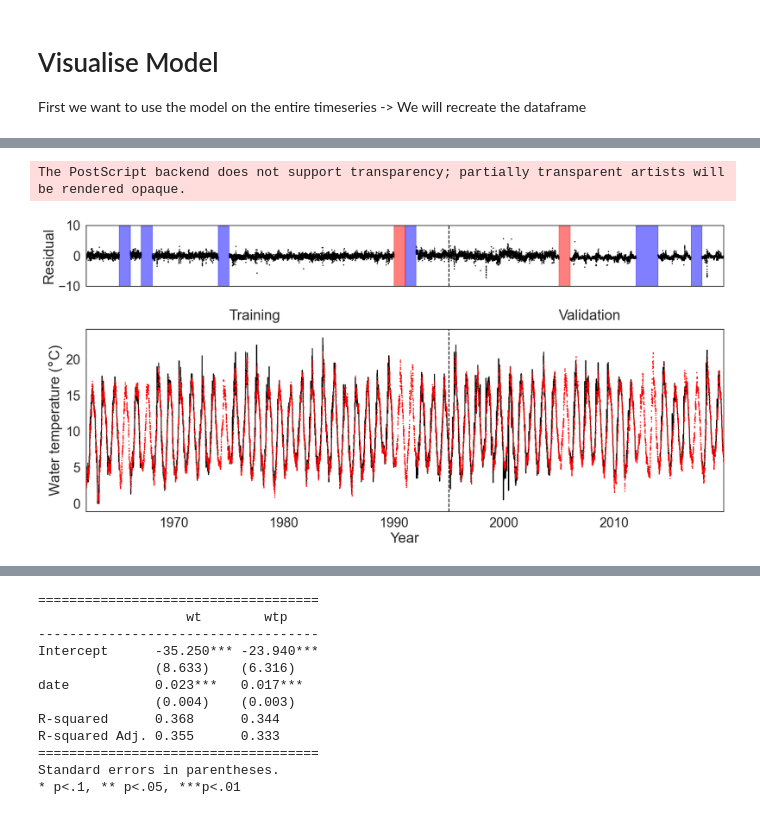
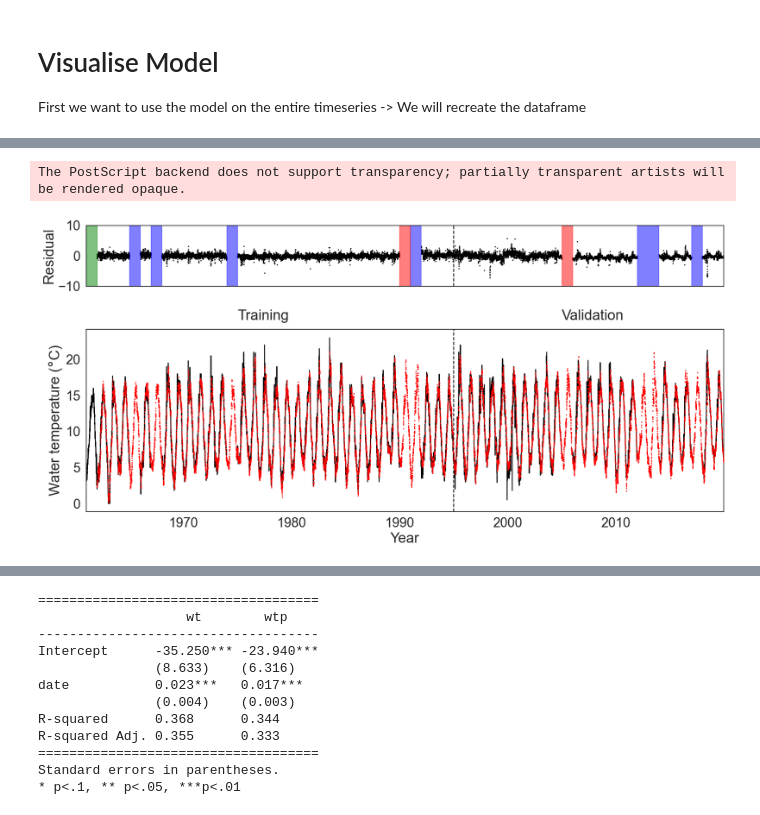
Before and after one commit to AdrianRinaldo/Size-at-Age-Juvenile-Atlantic-Salmon, a Jupyter notebook: LSTM.ipynb, the cells around one changed output, grey strips where cells are left out. Cells and saved outputs as stored; diff of their text form; code cells hidden in the pictures.

```diff
--- a/LSTM.ipynb
+++ b/LSTM.ipynb
@@ -355,41 +355,42 @@ f, axs = plt.subplots(2,1,
 axs[0].scatter(df_full.date, df_full.wtp-df_full.wt, s = 1, color = 'black')
 
 axs[0].set_ylabel('Residual')
-axs[0].set_xlim(dt.date(1962,1,1), dt.date(2019,12,31))
+axs[0].set_xlim(dt.date(1961,1,1), dt.date(2019,12,31))
 axs[0].set_ylim(-10, 10)
 axs[0].axvline(dt.date(1994, 12, 31), color = 'black', linestyle = 'dashed')
+axs[0].axvspan(dt.date(1961,1,1), dt.date(1961,12,31), color = 'green', alpha = 0.5)
 axs[0].axvspan(dt.date(1965,1,1), dt.date(1965,12,31), color = 'blue', alpha = 0.5)
 axs[0].axvspan(dt.date(1967,1,1), dt.date(1967,12,31), color = 'blue', alpha = 0.5)
 axs[0].axvspan(dt.date(1974,1,1), dt.date(1974,12,31), color = 'blue', alpha = 0.5)
 axs[0].axvspan(dt.date(1991,1,1), dt.date(1991,12,31), color = 'blue', alpha = 0.5)
 axs[0].axvspan(dt.date(2012,1,1), dt.date(2013,12,31), color = 'blue', alpha = 0.5)
 axs[0].axvspan(dt.date(2017,1,1), dt.date(2017,12,31), color = 'blue', alpha = 0.5)
 
 
 axs[0].axvspan(dt.date(1990,1,1), dt.date(1990,12,31), color = 'red', alpha = 0.5)
 axs[0].axvspan(dt.date(2005,1,1), dt.date(2005,12,31), color = 'red', alpha = 0.5)
 
 axs[1].plot(wt_obs.date, wt_obs.wt, color = 'black')
 axs[1].scatter(df_full.date, df_full.wtp, s = 1, color = 'red', zorder = 100)
 
 axs[1].axvline(dt.date(1994, 12, 31), color = 'black', linestyle = 'dashed')
 axs[1].text(x = dt.date(1975, 1, 1), y = 25.5, s = 'Training')
 axs[1].text(x = dt.date(2005, 1, 1), y = 25.5, s = 'Validation')
 
-axs[1].set_xlim(dt.date(1962,1,1), dt.date(2019,12,31))
+axs[1].set_xlim(dt.date(1961,1,1), dt.date(2019,12,31))
 
 plt.xlabel('Year')
 plt.ylabel(r'Water temperature ($\degree$C)')
 
 
 
 f.tight_layout()
 
 #plt.savefig('Figures\EPS\Water-Temperature.eps', dpi = 600)
-#plt.savefig('Figures\Water-Temperature.tiff', dpi = 600)
+#plt.savefig('Figures\Water-Temperature.png', dpi = 600)
 # %% [output]
 The PostScript backend does not support transparency; partially transparent artists will be rendered opaque.
-[figure, old version]
+[figure, new version]
 # %%
 df_full
 # %% [output]
```
Also changed, not shown: parts of 11 cells of this notebook, 2 other files.
